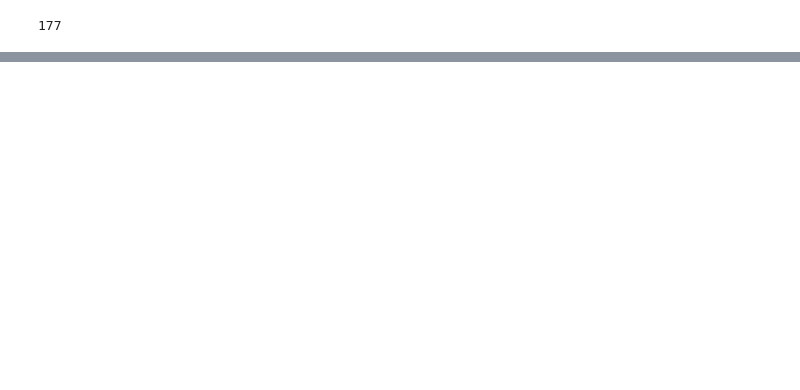
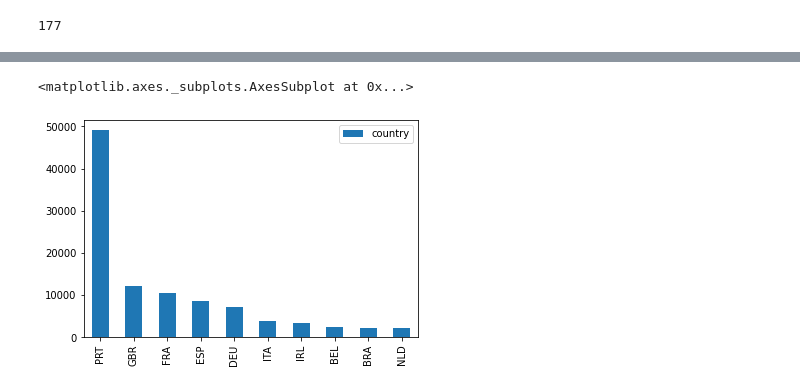
Before and after one commit to Jitesh-333/Capstone_Project, a Jupyter notebook: Hotel_Booking_Analysis_Capstone_Project.ipynb, the cells around one changed output, grey strips where cells are left out. Saved outputs shown, nothing was run; the diff lists cells and outputs as text; code cells hidden in the pictures; blank space fills up the shorter version.

```diff
--- a/Hotel_Booking_Analysis_Capstone_Project.ipynb
+++ b/Hotel_Booking_Analysis_Capstone_Project.ipynb
@@ -186,3 +174,6 @@ df.loc[:,'agent']
 119388     89.0
 119389      9.0
 Name: agent, Length: 119390, dtype: float64
+# %%
+df['country'].fillna(df['country'].mode()[0], inplace=True)
+df.loc[:,'country']
@@ -226,3 +230,11 @@ VGB        1
 NAM        1
 
 [177 rows x 1 columns]
+# %%
+a = df4.head(10)
+b = df4.tail(10)
+# %%
+a.plot.bar()
+# %% [output]
+<matplotlib.axes._subplots.AxesSubplot at 0x...>
+[figure, added]
```
Also changed, not shown: parts of 12 cells of this notebook.
